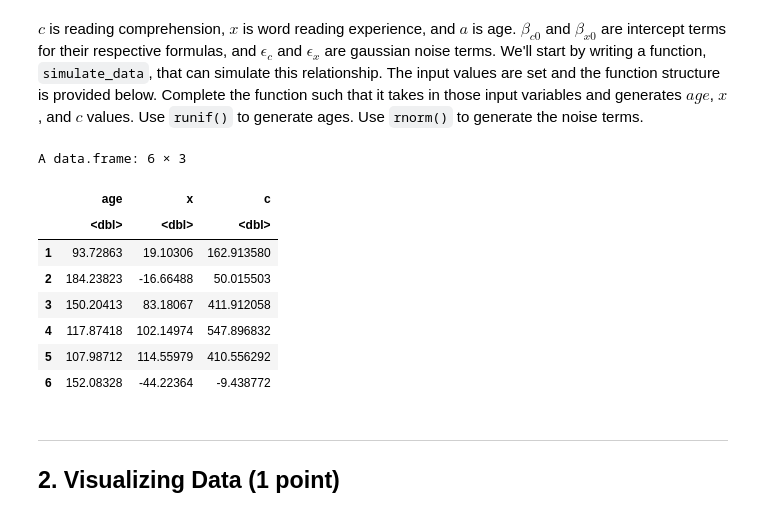
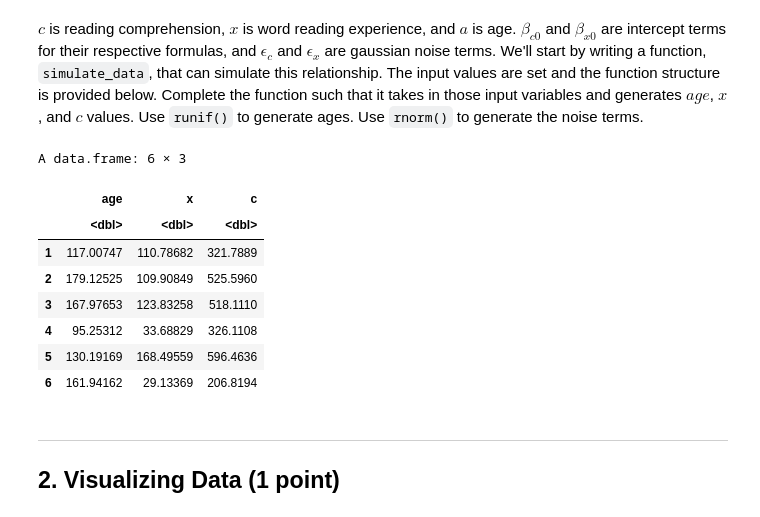
Before and after one commit to tardifmc/Tardif_DSPN_S22, a Jupyter notebook: Homework9.ipynb, the cells around one changed output. Drawn from its saved outputs; the diff is of its cells as text; code cells hidden in the pictures.

```diff
--- a/Homework9.ipynb
+++ b/Homework9.ipynb
@@ -21,39 +21,39 @@ $c$ is reading comprehension, $x$ is word reading experience, and $a$ is age. $\
 # %%
 sample_size = 100 # How many children in data set?
 age_lo = 80     # minimum age, in months
 age_hi = 200    # maximum age, in months
 beta_xa = 0.5   # amount by which experience changes for increase of one month in age
 beta_x0 = -5    # amount of experience when age = 0 (not interpretable, since minimum age for this data is 80 months)
 sd_x = 50       # standard dev of gaussian noise term, epsilon_x
 beta_ca = 0.8   # amount that comprehension score improves for every increase of one unit in age
 beta_cx = 3     # amount that comprehension score improves for every increase of one unit in reading experience
 beta_c0 = 10    # comprehension score when reading experience is 0.
 sd_c = 85      # standard dev of gaussian noise term, epsilon_c
 
 
 simulate_data <- function(sample_size, aglo, age_hi, beta_xa, beta_x0, sd_x, beta_ca, beta_cx, beta_c0, sd_c) {
 
   age = runif(sample_size, age_lo, age_hi)
     # x = rnorm(sample_size, mean=0, sd_x) #x is word reading experience
-    x = beta_xa*age + beta_x0+ rnorm(sample_size, mean=0, sd_x)
-    c = beta_ca*age + beta_cx*x + beta_c0 + rnorm(sample_size, mean=0, sd_c)
+    x = beta_xa*age + beta_x0+ rnorm(sample_size, sd=sd_x)
+    c = beta_ca*age + beta_cx*x + beta_c0 + rnorm(sample_size, sd=sd_c)
     # c = rnorm(sample_size, mean=0, sd_c) #c is reading comprehension
 
   return(data.frame(age=age,x=x,c=c)) # it's actually bad form to have a variable named "c" in R, my bad...
 }
 
 dat <- simulate_data(sample_size, age_lo, age_hi, beta_xa, beta_x0, sd_x, beta_ca, beta_cx, beta_c0, sd_c)
 head(dat)
 # %% [output]
 A data.frame: 6 × 3
 |  | age | x | c |
 |  | <dbl> | <dbl> | <dbl> |
-| 1 | 93.72863 | 19.10306 | 162.913580 |
-| 2 | 184.23823 | -16.66488 | 50.015503 |
-| 3 | 150.20413 | 83.18067 | 411.912058 |
-| 4 | 117.87418 | 102.14974 | 547.896832 |
-| 5 | 107.98712 | 114.55979 | 410.556292 |
-| 6 | 152.08328 | -44.22364 | -9.438772 |
+| 1 | 117.00747 | 110.78682 | 321.7889 |
+| 2 | 179.12525 | 109.90849 | 525.5960 |
+| 3 | 167.97653 | 123.83258 | 518.1110 |
+| 4 | 95.25312 | 33.68829 | 326.1108 |
+| 5 | 130.19169 | 168.49559 | 596.4636 |
+| 6 | 161.94162 | 29.13369 | 206.8194 |
 # %% [markdown]
 ---
 ## 2. Visualizing Data (1 point)
```
Also changed, not shown: parts of 3 cells of this notebook.
